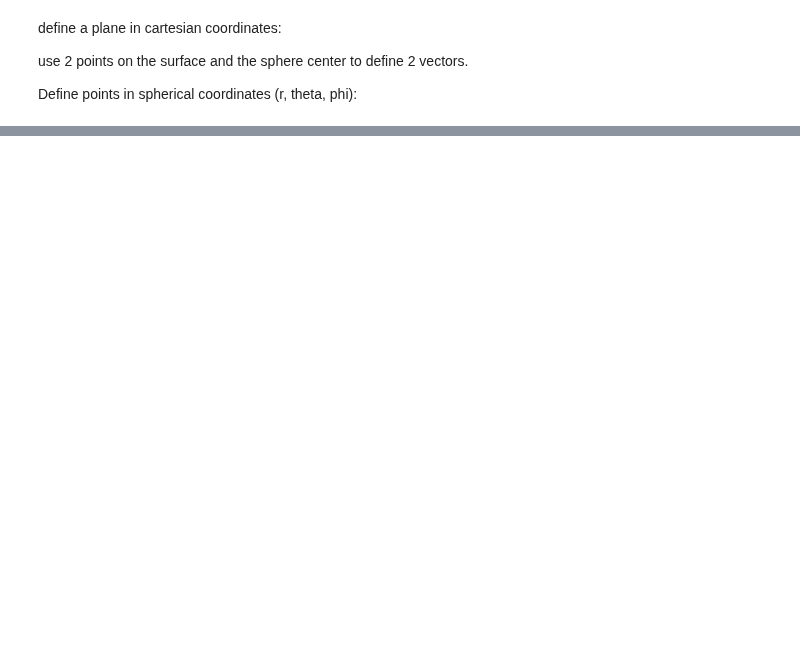
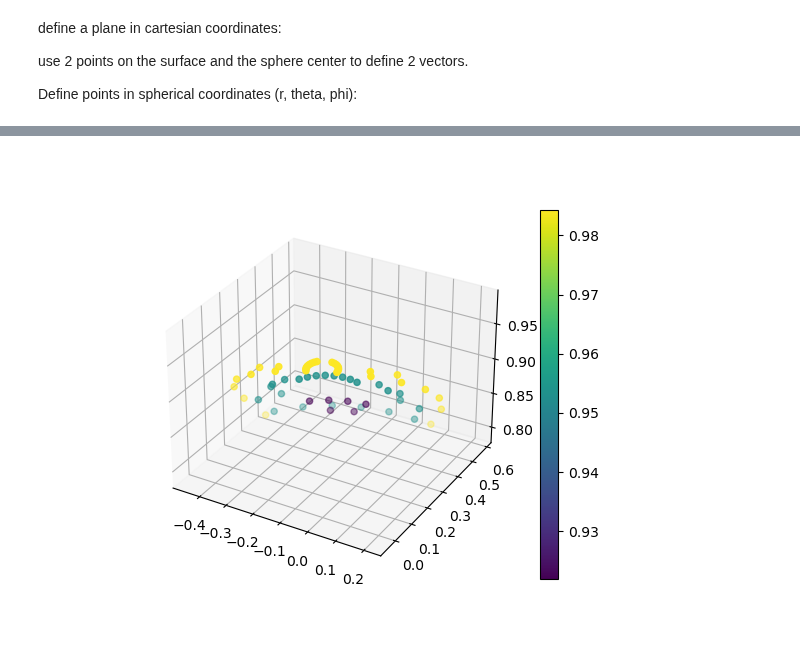
Before and after one commit to chrishavlin/yt_scratch, a Jupyter notebook: notebooks/geodata/cartesian_slices_in_sphere.ipynb, the cells around one changed output, grey strips where cells are left out. Saved outputs shown, nothing was run; the diff lists cells and outputs as text; code cells hidden in the pictures; blank space fills up the shorter version.

```diff
--- a/notebooks/geodata/cartesian_slices_in_sphere.ipynb
+++ b/notebooks/geodata/cartesian_slices_in_sphere.ipynb
@@ -78,2 +120,19 @@ now need to re-sample into 2d image in some manner... first go, project each poi
 # %%
-x, y, z = to_cartesian(r, theta, phi)  # raw data positions within cut region
+pt1 = (1.0, 20. * np.pi/180, 45. * np.pi/180)
+pt2 = (1.0, 35. * np.pi/180, 75. * np.pi/180)
+pt3 = (1.0, 35. * np.pi/180, 150. * np.pi/180)
+cr = ds.cut_region(ds.all_data(), ["obj[('index', 'dist_from_plane')] < 0.01"])
+
+x = cr[('index', 'x')]
+y = cr[('index', 'y')]
+z = cr[('index', 'z')]
+r = cr[('index', 'r')]
+
+fig = plt.figure()
+ax = fig.add_subplot(111, projection='3d')
+sc = ax.scatter(x, y, z, c=r)
+
+plt.colorbar(sc, ax=ax)
+plt.show()
+# %% [output]
+[figure, added]
```
Also changed, not shown: parts of 9 cells of this notebook.
